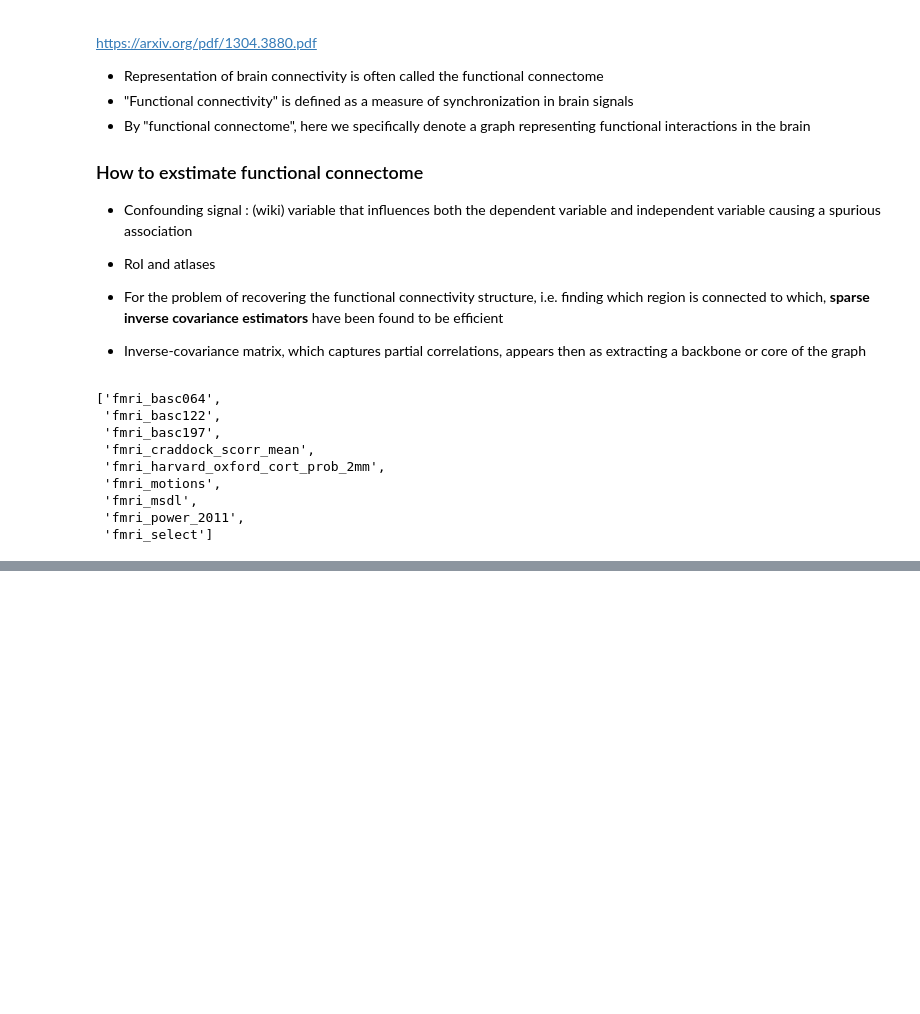
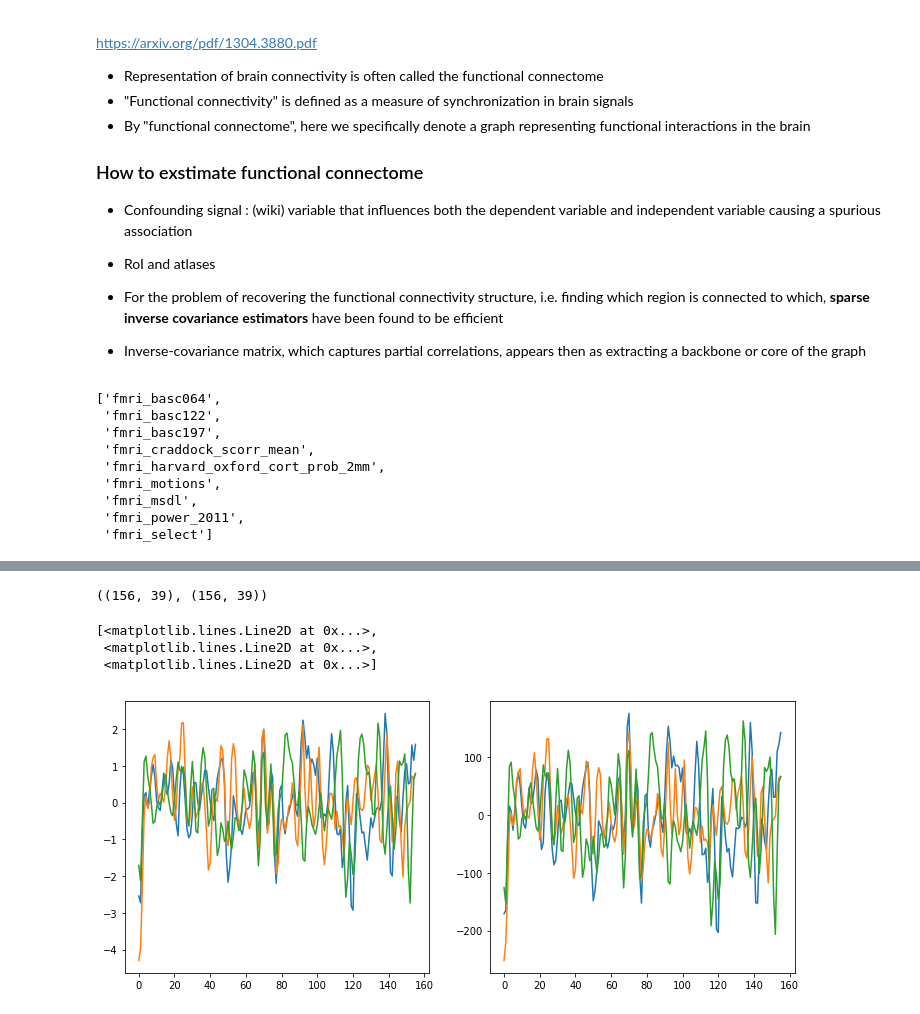
Before and after one commit to vfdev-5/autism, a Jupyter notebook: notebooks/baseline_with_frmi_.ipynb, the cells around one changed output, grey strips where cells are left out. Drawn from its saved outputs; the diff is of its cells as text; code cells hidden in the pictures; blank space fills up the shorter version.

```diff
--- a/notebooks/baseline_with_frmi_.ipynb
+++ b/notebooks/baseline_with_frmi_.ipynb
@@ -51,0 +59,12 @@ accepted_fmri = data_train_['fmri_select'] > 0
+# %%
+idx = data_train_.index[0]
+# %%
+path_motions = os.path.join(path, data_train_.loc[idx, 'fmri_motions'])
+confounds = np.loadtxt(path_motions)
+# %%
+path_fmri_msdl = os.path.join(path, data_train_.loc[idx, 'fmri_msdl'])
+
+from nilearn import datasets
+atlas = datasets.fetch_atlas_msdl()
+# Loading atlas data stored in 'labels'
+labels = atlas['labels']
@@ -51,0 +77,23 @@ accepted_fmri = data_train_['fmri_select'] > 0
+# %%
+import numpy as np
+import pandas as pd
+from nilearn.signal import clean
+
+confounds = np.loadtxt(path_motions)
+timeseries = pd.read_csv(path_fmri_msdl, header=None).values
+cleaned_timeseries = clean(timeseries, confounds=confounds)
+# %%
+cleaned_timeseries.shape, timeseries.shape
+# %% [output]
+((156, 39), (156, 39))
+# %%
+plt.figure(figsize=(12, 5))
+plt.subplot(121)
+plt.plot(cleaned_timeseries[:, :3])
+plt.subplot(122)
+plt.plot(timeseries[:, :3])
+# %% [output]
+[<matplotlib.lines.Line2D at 0x...>,
+ <matplotlib.lines.Line2D at 0x...>,
+ <matplotlib.lines.Line2D at 0x...>]
+[figure, added]
```
Also changed, not shown: parts of 43 cells of this notebook, 3 other files.
